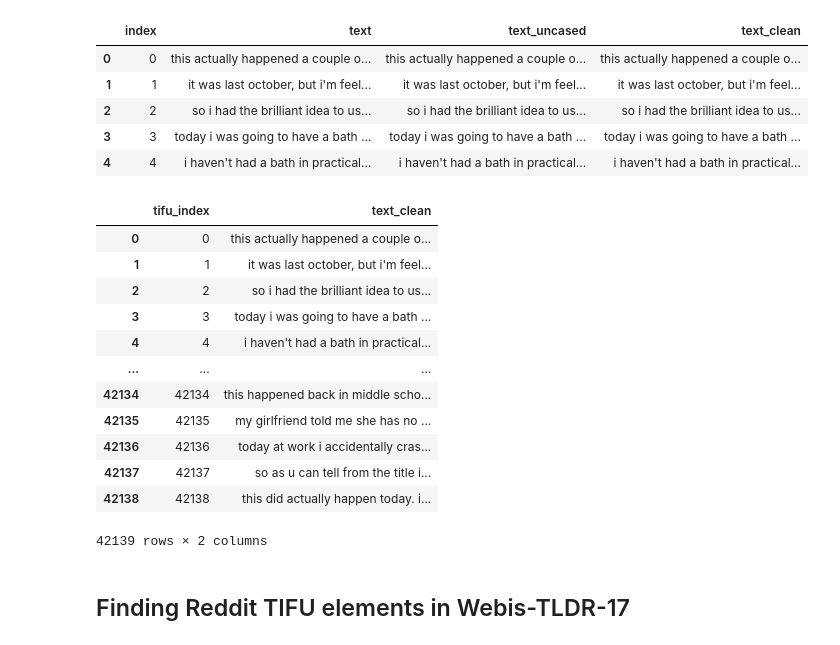
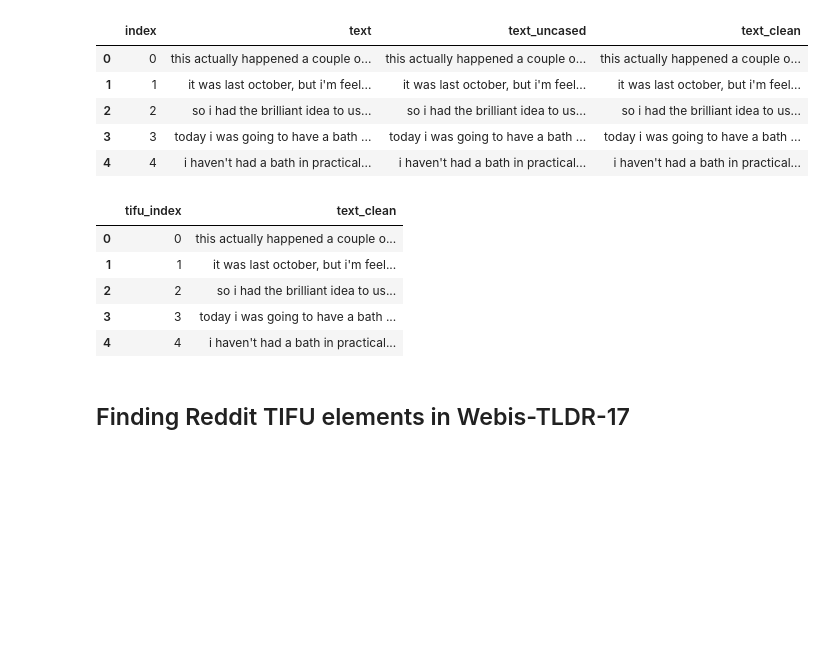
Before and after one commit to anna-kay/Reddit-summarization, a Jupyter notebook: notebooks/filtering/overlap_examination_Webis-TLDR-17_Reddit-TIFU_no_prior_filtering.ipynb, the cells around one changed output. Saved outputs shown, nothing was run; the diff lists cells and outputs as text; code cells hidden in the pictures; blank space fills up the shorter version.

Commit message:
correct & simplify Reddit-TIFU filtering code

```diff
--- a/notebooks/filtering/overlap_examination_Webis-TLDR-17_Reddit-TIFU_no_prior_filtering.ipynb
+++ b/notebooks/filtering/overlap_examination_Webis-TLDR-17_Reddit-TIFU_no_prior_filtering.ipynb
@@ -101,21 +109,14 @@ tifu_source_texts_df.head()
 tifu_source_texts_df.rename(columns={'index': 'tifu_index'}, inplace=True)
 tifu_source_texts_df.drop(columns=['text', 'text_uncased'], inplace=True)
 # %%
-tifu_source_texts_df
+tifu_source_texts_df.head()
 # %% [output]
 |  | tifu_index | text_clean |
 | 0 | 0 | this actually happened a couple o... |
 | 1 | 1 | it was last october, but i'm feel... |
 | 2 | 2 | so i had the brilliant idea to us... |
 | 3 | 3 | today i was going to have a bath ... |
 | 4 | 4 | i haven't had a bath in practical... |
-| ... | ... | ... |
-| 42134 | 42134 | this happened back in middle scho... |
-| 42135 | 42135 | my girlfriend told me she has no ... |
-| 42136 | 42136 | today at work i accidentally cras... |
-| 42137 | 42137 | so as u can tell from the title i... |
-| 42138 | 42138 | this did actually happen today. i... |
-42139 rows × 2 columns
 # %% [markdown]
 ## Finding Reddit TIFU elements in Webis-TLDR-17
 # %%
```
Also changed, not shown: parts of 11 cells of this notebook, 1 other file.
